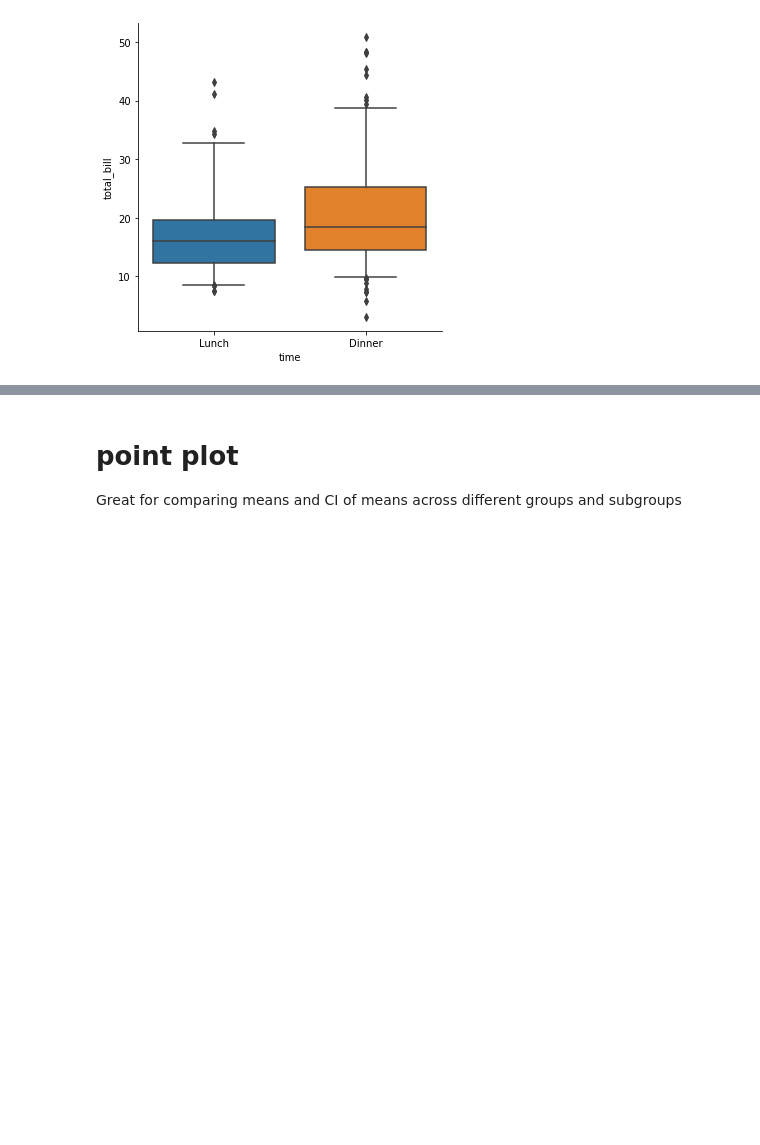
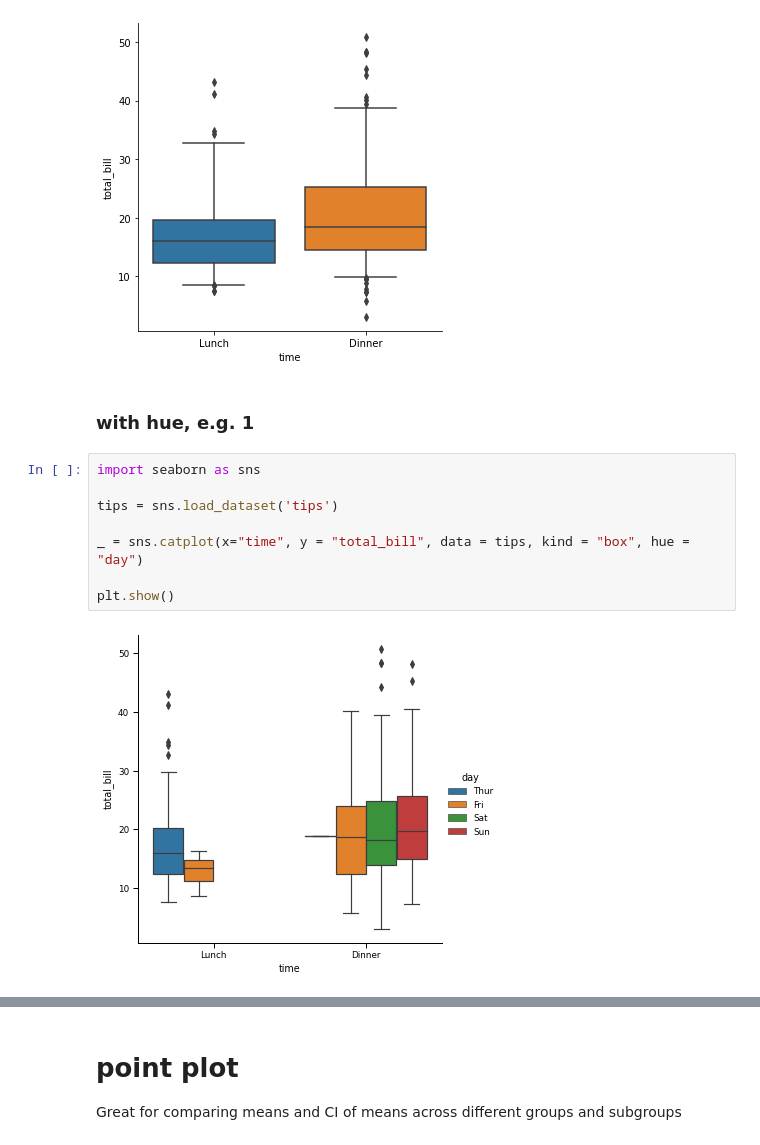
Before and after one commit to wohzazz/01-Data-Visualisation, a Jupyter notebook: Seaborn plotting/Seaborn Plotting.ipynb, the cells around one changed output, grey strips where cells are left out. Cells and saved outputs as stored; diff of their text form; blank space fills up the shorter version.

```diff
--- a/Seaborn plotting/Seaborn Plotting.ipynb
+++ b/Seaborn plotting/Seaborn Plotting.ipynb
@@ -298,3 +443,15 @@ sns.catplot(x="time", y = "total_bill", data = tips, kind = "box", whis = [5,95]
 plt.show()
 # %% [output]
 [figure]
+# %% [markdown]
+### with hue, e.g. 1
+# %%
+import seaborn as sns
+
+tips = sns.load_dataset('tips')
+
+_ = sns.catplot(x="time", y = "total_bill", data = tips, kind = "box", hue = "day")
+
+plt.show()
+# %% [output]
+[figure, added]
```
Also changed, not shown: parts of 19 cells of this notebook.
